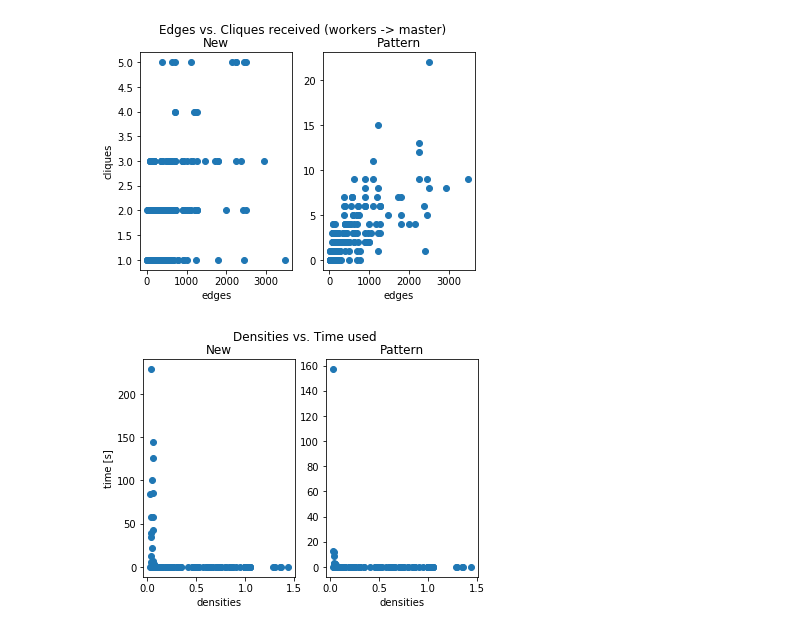
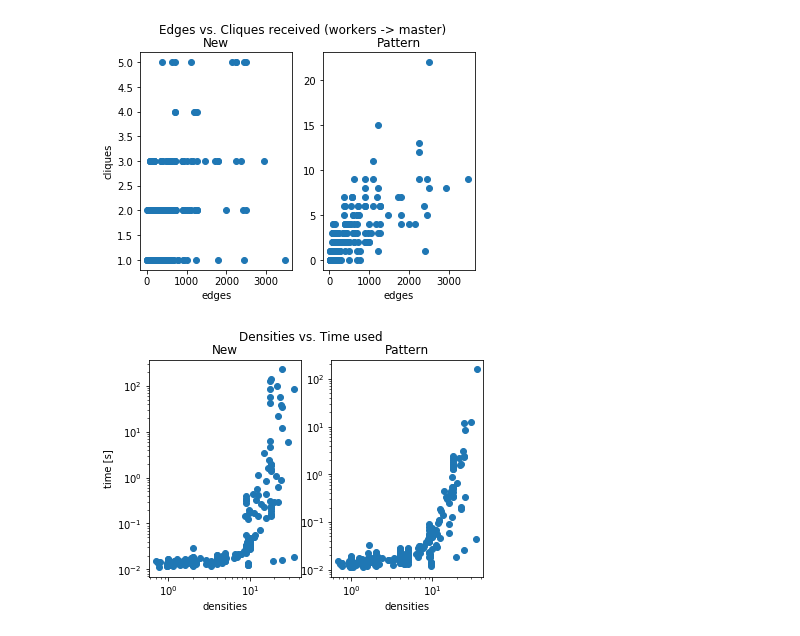
Before and after one commit to fi-uba-t3/max-clique, a Jupyter notebook: metrics-analysis.ipynb, the cells around one changed output. Cells and saved outputs as stored; diff of their text form; code cells hidden in the pictures.

```diff
--- a/metrics-analysis.ipynb
+++ b/metrics-analysis.ipynb
@@ -18,7 +18,7 @@ hits_triangles_new = list(map(lambda x: int(x['triangles']), results_new))
 count_of_cliques_received_new = list(map(lambda x: int(x['cliques']), results_new))
 calls_made_new = list(map(lambda x: int(x['calls']), results_new))
 time_new = list(map(lambda x: float(x["time"]), results_new))
-densities_new = list(map(lambda x: x[0]/x[1] if x[1] != 0 else -1, zip(nodes_new, edges_new)))
+densities_new = list(map(lambda x: x[0]/x[1] if x[1] != 0 else -1, zip(edges_new, nodes_new)))
 
 # Metrics for "Patter Algorithm"
 nodes_pattern = list(map(lambda x: int(x['nodes']), results_pattern))
@@ -157,22 +168,26 @@ plt.show()
 # %%
 #
 # Densities vs. Time used
 #
 
 fig, (ax_new, ax_pattern) = plt.subplots(1, 2)
 
 fig.suptitle('Densities vs. Time used')
 
 # "New Algorithm"
 ax_new.plot(densities_new, time_new, 'o')
 ax_new.set(xlabel='densities', ylabel='time [s]')
+ax_new.set(xscale='log', yscale='log')
 ax_new.set_title('New')
 
 # "Pattern Algorithm"
 ax_pattern.plot(densities_pattern, time_pattern, 'o')
 ax_pattern.set(xlabel='densities')
+ax_pattern.set(xscale='log', yscale='log')
 ax_pattern.set_title('Pattern')
 
+plt.savefig("plots/densities_time")
+
 plt.show()
 # %% [output]
-[figure, old version]
+[figure, new version]
```
Also changed, not shown: parts of 6 cells of this notebook, 1 other file.
